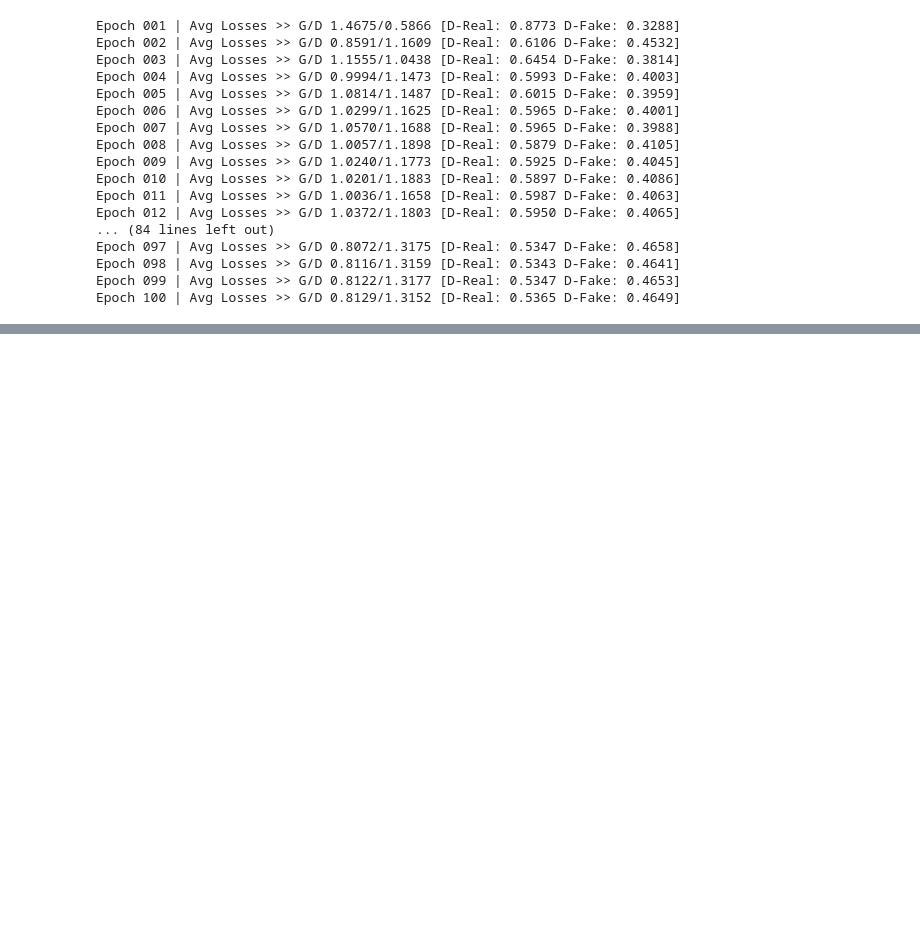
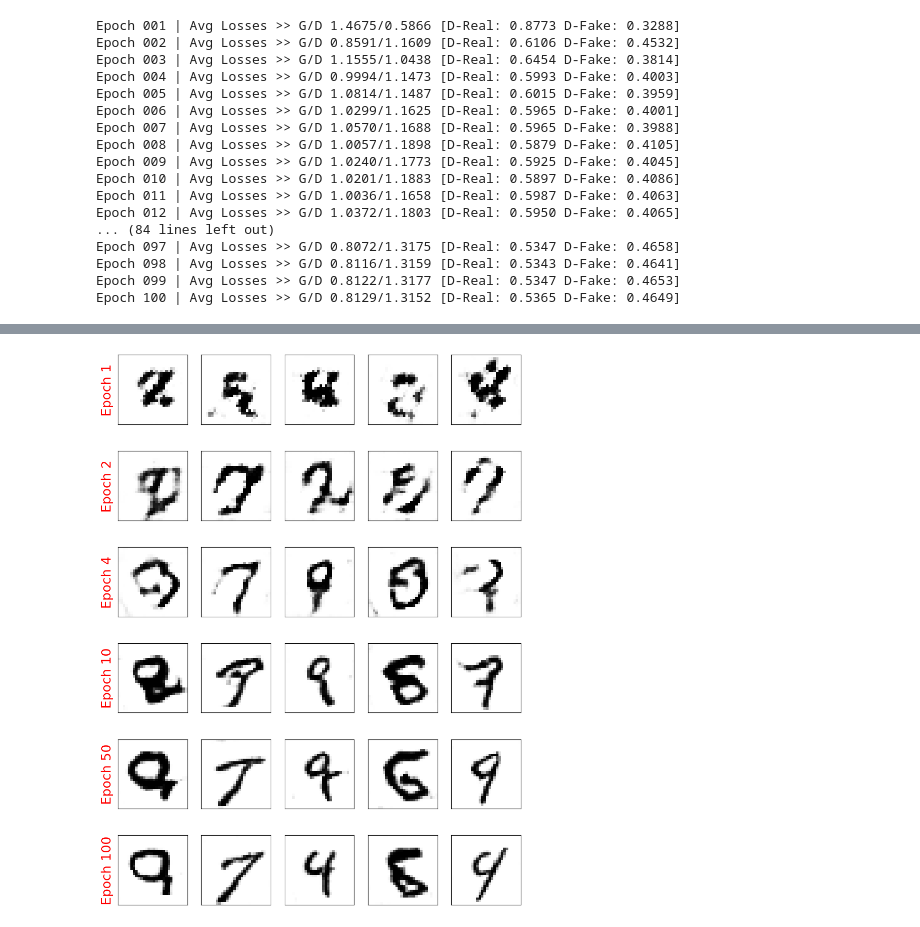
Before and after one commit to RiccardoTonioloDev/ML-w-PyTorch, a Jupyter notebook: Synthesizing new data/generative_adversarial_networks.ipynb, the cells around one changed output, grey strips where cells are left out. Cells and saved outputs as stored; diff of their text form; code cells hidden in the pictures; blank space fills up the shorter version.

```diff
--- a/Synthesizing new data/generative_adversarial_networks.ipynb
+++ b/Synthesizing new data/generative_adversarial_networks.ipynb
@@ -298,0 +424,9 @@ Epoch 100 | Avg Losses >> G/D 0.8129/1.3152 [D-Real: 0.5365 D-Fake: 0.4649]
+# %%
+z_size = 100
+image_size = (28,28)
+n_filters = 32
+gen_model = make_generator_network(z_size,n_filters).to(device)
+disc_model = Discriminator(n_filters).to(device)
+loss = nn.BCELoss()
+g_optimizer = torch.optim.Adam(gen_model.parameters(),0.0003)
+d_optimizer = torch.optim.Adam(disc_model.parameters(),0.0002)
@@ -298,0 +537,26 @@ Epoch 100 | Avg Losses >> G/D 0.8129/1.3152 [D-Real: 0.5365 D-Fake: 0.4649]
+# %%
+selected_epochs = [1, 2, 4, 10, 50, 100]
+fig = plt.figure(figsize=(10, 14))
+for i, e in enumerate(selected_epochs):
+    for j in range(5):
+        ax = fig.add_subplot(6, 5, i * 5 + j + 1)
+        ax.set_xticks([])
+        ax.set_yticks([])
+        if j == 0:
+            ax.text(
+                -0.06,
+                0.5,
+                f"Epoch {e}",
+                rotation=90,
+                size=18,
+                color="red",
+                horizontalalignment="right",
+                verticalalignment="center",
+                transform=ax.transAxes,
+            )
+        image = epoch_samples[e - 1][j]
+        ax.imshow(image, cmap="gray_r")
+
+plt.show()
+# %% [output]
+[figure, added]
```
Also changed, not shown: parts of 15 cells of this notebook.
